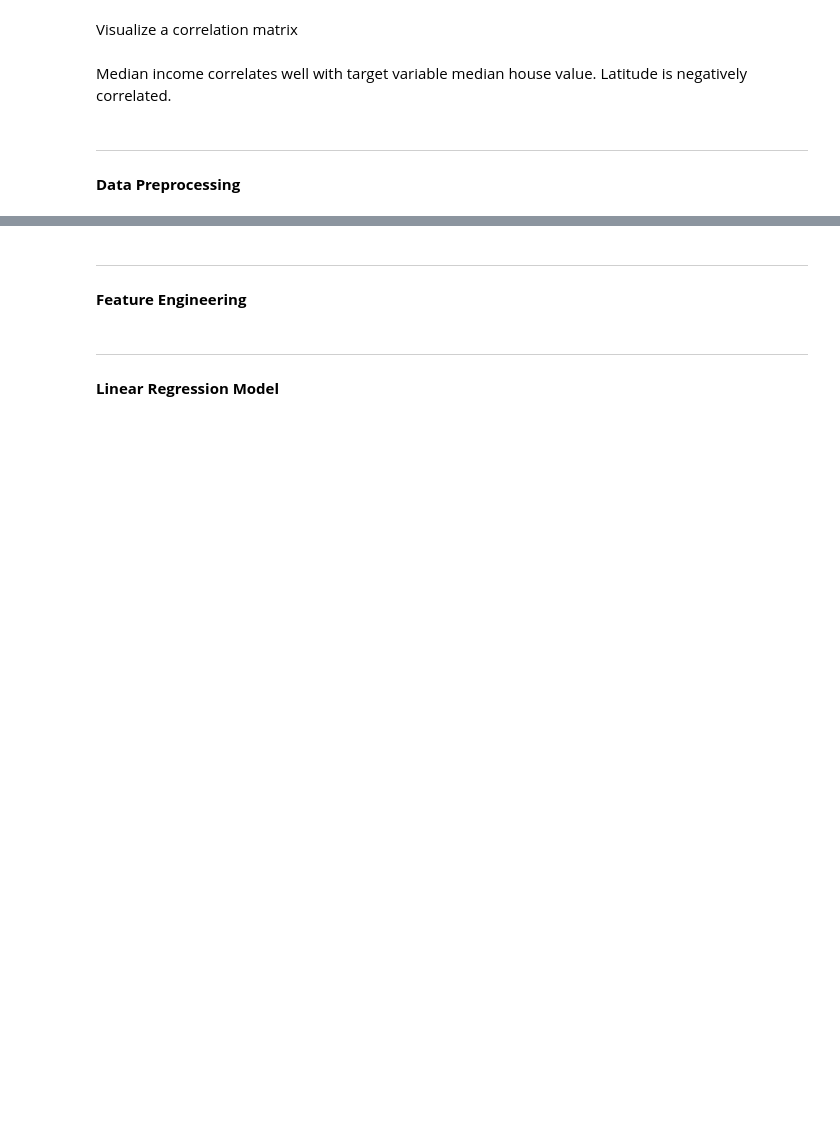
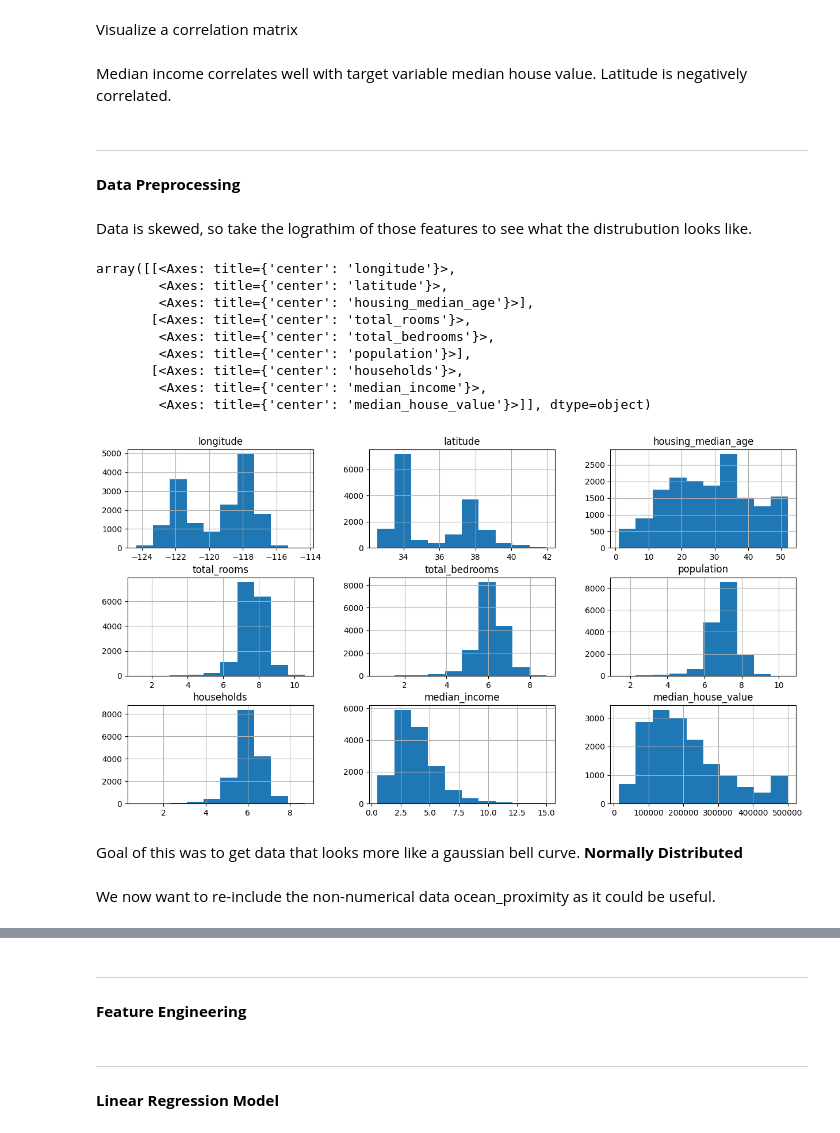
Before and after one commit to Jorwin-dev/linear-regression-py, a Jupyter notebook: house-price-prediction-linreg-py.ipynb, the cells around one changed output, grey strips where cells are left out. Saved outputs shown, nothing was run; the diff lists cells and outputs as text; code cells hidden in the pictures; blank space fills up the shorter version.

Commit message:
Data Preprocessing

```diff
--- a/house-price-prediction-linreg-py.ipynb
+++ b/house-price-prediction-linreg-py.ipynb
@@ -137,3 +137,27 @@ Median income correlates well with target variable median house value. Latitude
 ---
 # %% [markdown]
 **Data Preprocessing**
+# %% [markdown]
+Data is skewed, so take the lograthim of those features to see what the distrubution looks like.
+# %%
+train_data['total_rooms'] = np.log(train_data['total_rooms'] + 1)
+train_data['total_bedrooms'] = np.log(train_data['total_bedrooms'] + 1)
+train_data['population'] = np.log(train_data['population'] + 1)
+train_data['households'] = np.log(train_data['households'] + 1)
+# %%
+train_data.hist(figsize=(15, 8))
+# %% [output]
+array([[<Axes: title={'center': 'longitude'}>,
+        <Axes: title={'center': 'latitude'}>,
+        <Axes: title={'center': 'housing_median_age'}>],
+       [<Axes: title={'center': 'total_rooms'}>,
+        <Axes: title={'center': 'total_bedrooms'}>,
+        <Axes: title={'center': 'population'}>],
+       [<Axes: title={'center': 'households'}>,
+        <Axes: title={'center': 'median_income'}>,
+        <Axes: title={'center': 'median_house_value'}>]], dtype=object)
+[figure, added]
+# %% [markdown]
+Goal of this was to get data that looks more like a gaussian bell curve. **Normally Distributed**
+# %% [markdown]
+We now want to re-include the non-numerical data ocean_proximity as it could be useful.
```
Also changed, not shown: parts of 10 cells of this notebook.
